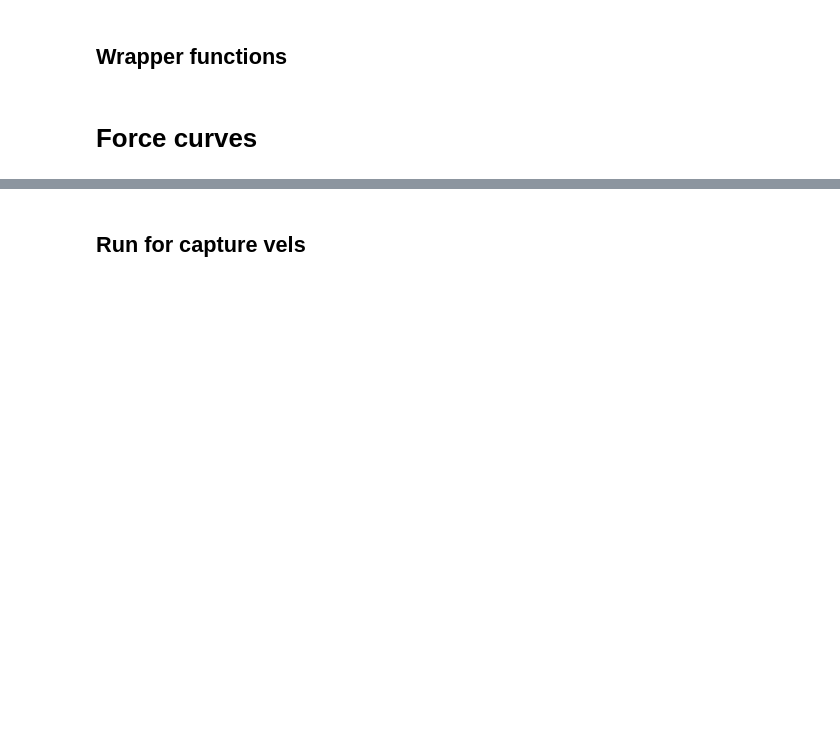
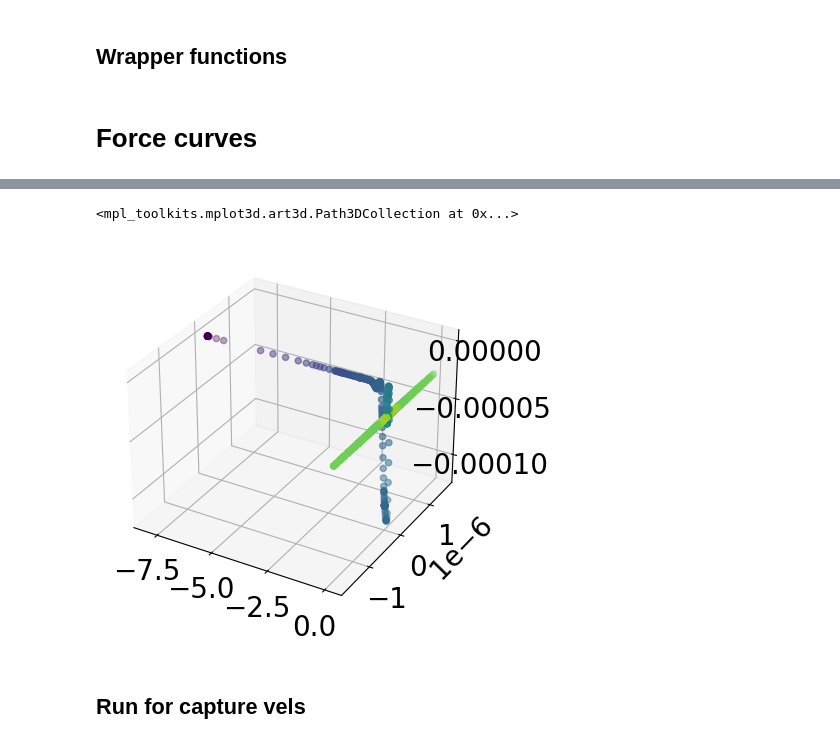
Before and after one commit to UVQuanT-Ultracold-AlF/Cd-MOT, a Jupyter notebook: Cd_isotope_MOT.ipynb, the cells around one changed output, grey strips where cells are left out. Drawn from its saved outputs; the diff is of its cells as text; code cells hidden in the pictures; blank space fills up the shorter version.

```diff
--- a/Cd_isotope_MOT.ipynb
+++ b/Cd_isotope_MOT.ipynb
@@ -92,7 +121,7 @@ def gen_Boson_Hamiltonian(isotope = 114):
     Hg, Bgq = pylcp.hamiltonians.singleF(F=0, gF=0, muB=1)
     He, Beq = pylcp.hamiltonians.singleF(F=1, gF=1, muB=1)
     dijq = pylcp.hamiltonians.dqij_two_bare_hyperfine(0, 1)
-    return pylcp.hamiltonian(Hg, He + (isotope_shifts[isotope] - ham_det)*np.eye(3), Bgq, Beq, dijq,mass=mass[isotope],k=k*length_unit)
+    return pylcp.hamiltonian(Hg, He + (isotope_shifts[isotope] - ham_det)*np.eye(3), Bgq, Beq, dijq,mass=mass[isotope],k=k*length_unit, gamma = Gamma*time_unit)
 
 def gen_Fermion_Hamiltonian(isotope = 111):
     #Hamiltonian for F=1/2 -> F = 1/2,3/2
@@ -101,7 +130,7 @@ def gen_Fermion_Hamiltonian(isotope = 111):
     Ahfs = 2*isotope_shift_hyperfine[isotope]/3
     HeFermion, BeqFermion = pylcp.hamiltonians.hyperfine_coupled(J=1, I=1/2, gJ=1, gI=0, Ahfs=Ahfs, Bhfs=0, Chfs=0, muB=1)
     dijqFermion = pylcp.hamiltonians.dqij_two_hyperfine_manifolds(J=0, Jp=1, I=0.5)
-    return pylcp.hamiltonian(HgFermion, HeFermion + (isotope_shifts[isotope] - ham_det)*np.eye(6), BgqFermion, BeqFermion, dijqFermion,mass=mass[isotope],k=k*length_unit)
+    return pylcp.hamiltonian(HgFermion, HeFermion + (isotope_shifts[isotope] - ham_det)*np.eye(6), BgqFermion, BeqFermion, dijqFermion,mass=mass[isotope],k=k*length_unit, gamma = Gamma*time_unit)
 
 Hamiltonians = {}
 # Generate all Hamiltonians
@@ -254,0 +305,8 @@ ax.set_ylim([-300,300])
+# %%
+%matplotlib inline
+fig = plt.figure()
+ax = plt.axes(projection='3d')
+ax.scatter3D(sol.r[0]*cm_unit, sol.r[1]*cm_unit, sol.r[2]*cm_unit, c = sol.t)
+# %% [output]
+<mpl_toolkits.mplot3d.art3d.Path3DCollection at 0x...>
+[figure, added]
```
Also changed, not shown: parts of 17 cells of this notebook, 11 other files.
